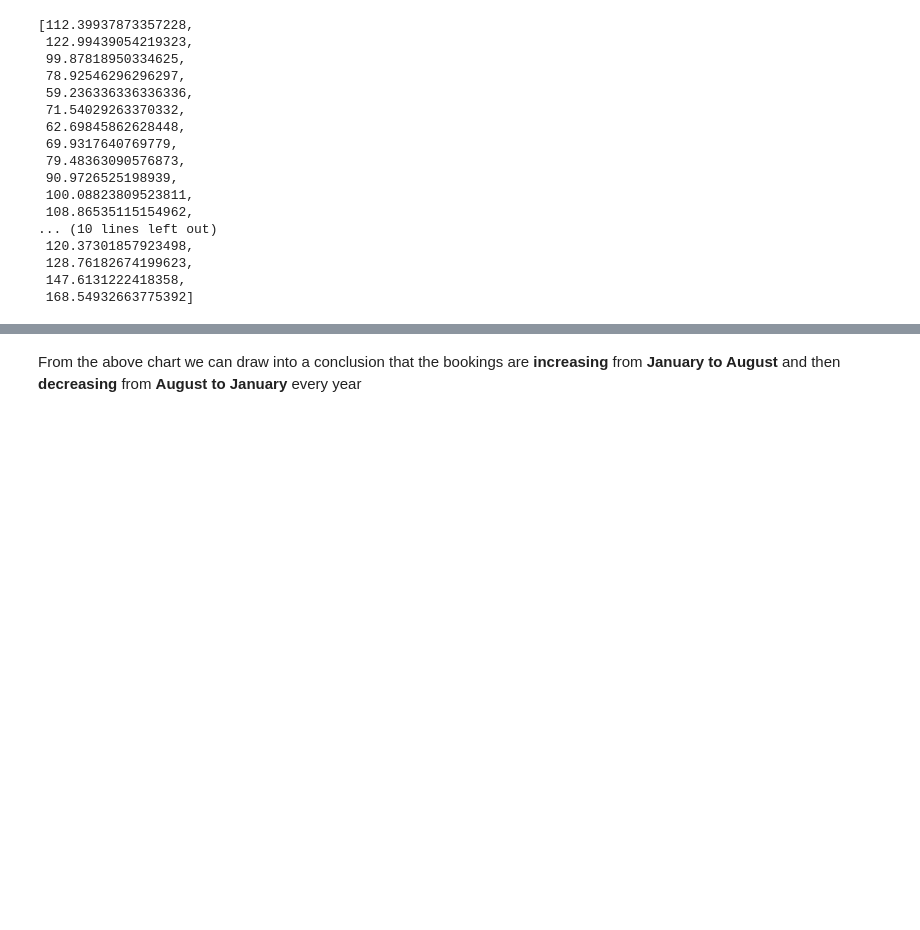
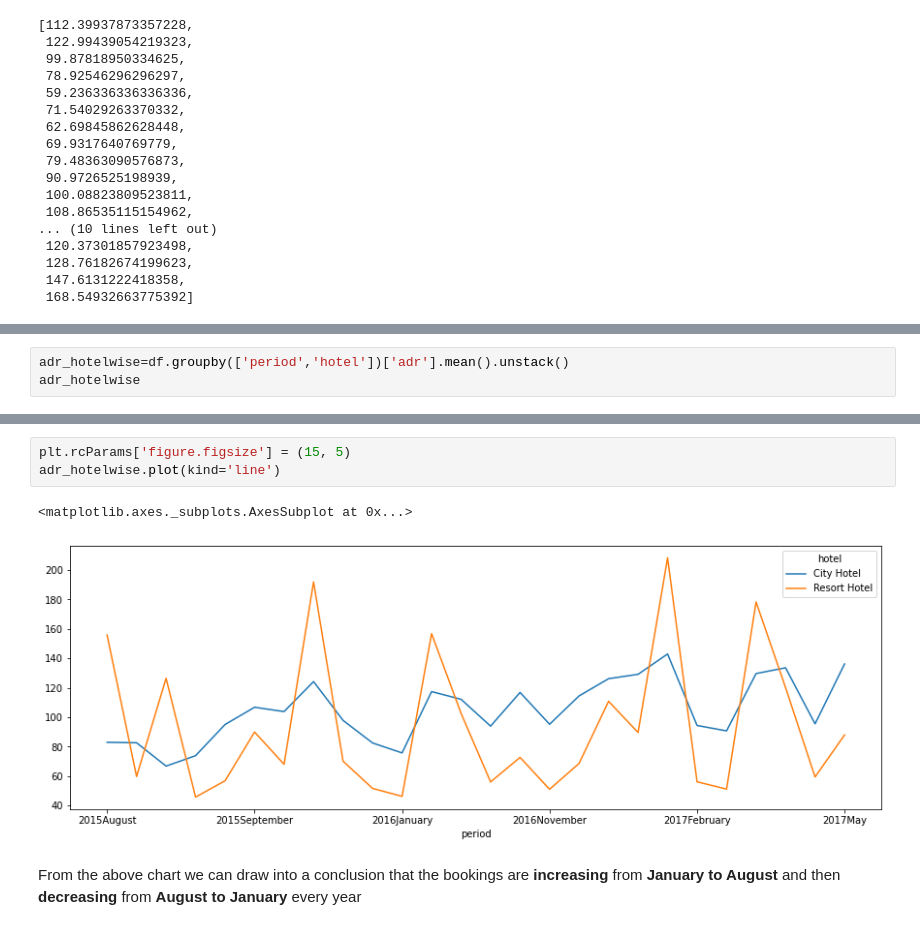
Before and after one commit to Hariharapanda-Deepak/Hotel_booking_Analysis, a Jupyter notebook: Deepak_Hotel_Booking_Analysis_Capstone_Project.ipynb, the cells around one changed output, grey strips where cells are left out. Cells and saved outputs as stored; diff of their text form; blank space fills up the shorter version.

```diff
--- a/Deepak_Hotel_Booking_Analysis_Capstone_Project.ipynb
+++ b/Deepak_Hotel_Booking_Analysis_Capstone_Project.ipynb
@@ -318,0 +333,3 @@ plt.plot(b,c)
+# %%
+adr_hotelwise=df.groupby(['period','hotel'])['adr'].mean().unstack()
+adr_hotelwise
@@ -319,3 +355,9 @@ plt.plot(b,c)
+# %%
+plt.rcParams['figure.figsize'] = (15, 5)
+adr_hotelwise.plot(kind='line')
+# %% [output]
+<matplotlib.axes._subplots.AxesSubplot at 0x...>
+[figure, added]
 # %% [markdown]
 From the above chart we can draw into a conclusion that the bookings are **increasing** from **January to August** and then **decreasing** from **August to January** every year
 # %%
```
Also changed, not shown: parts of 14 cells of this notebook.
